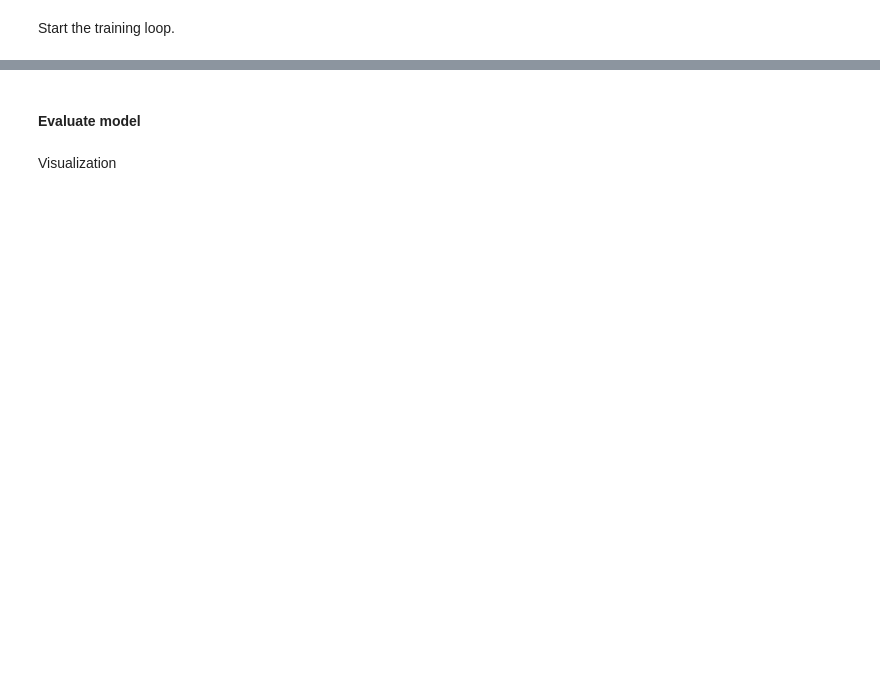
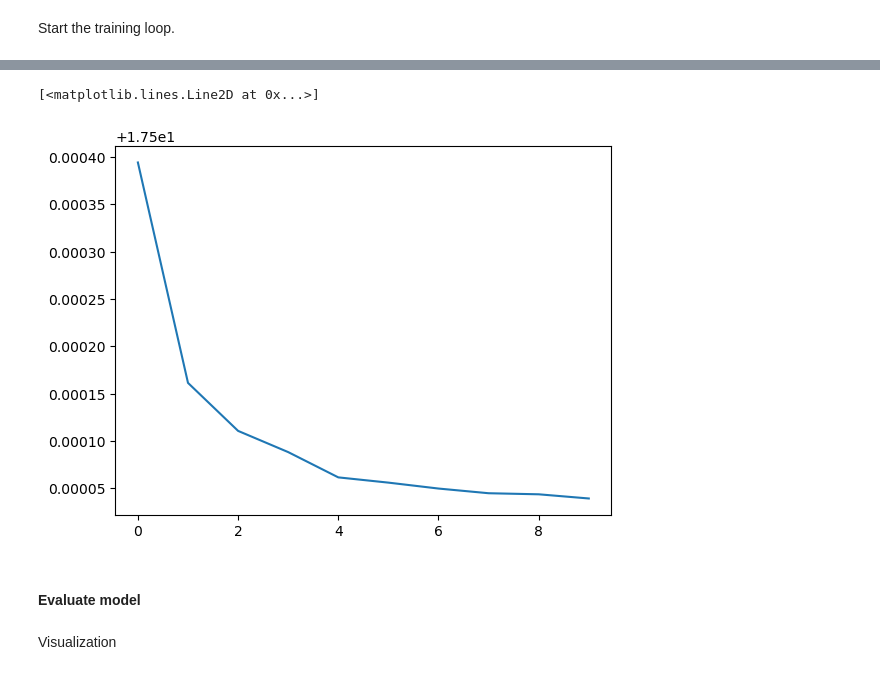
Before and after one commit to AI4S2S/cookbook, a Jupyter notebook: workflow/pred_temperature_transformer.ipynb, the cells around one changed output, grey strips where cells are left out. Saved outputs shown, nothing was run; the diff lists cells and outputs as text; code cells hidden in the pictures; blank space fills up the shorter version.

Commit message:
wrap-up transformer and create util functions for model diagnostic

```diff
--- a/workflow/pred_temperature_transformer.ipynb
+++ b/workflow/pred_temperature_transformer.ipynb
@@ -116,10 +123,10 @@ target_series_sel = target_field_resample['ts'].sel(cluster=3)
 # %%
 # slice and reshape input desired by transformer
 sequence_precursor = len(precursor_field_sel.i_interval) - 1 # we only take precursor parts of i intervals
-lat_precursor = len(precursor_field_sel.latitude) - 1 # selection made for transformer desired dimension
-lon_precursor = len(precursor_field_sel.longitude) - 1 # same as above
+lat_precursor = len(precursor_field_sel.latitude)
+lon_precursor = len(precursor_field_sel.longitude)
 
-X_torch = torch.from_numpy(precursor_field_sel[:,:-1,:-1,:-1].data).type(torch.FloatTensor)
+X_torch = torch.from_numpy(precursor_field_sel[:,:-1,:,:].data).type(torch.FloatTensor)
 y_torch = torch.from_numpy(target_series_sel[:,-1].data).type(torch.FloatTensor)
 
 X_torch = X_torch.view(-1, sequence_precursor, lat_precursor*lon_precursor)
@@ -380,12 +175,12 @@ hyperparameters = dict(
     epoch = 10,
     num_encoder_layers = 1,
     num_decoder_layers = 1,
-    dim_model = 48,
+    dim_model = lat_precursor*lon_precursor,
     num_heads = 2,
     dim_feedforward = 12,
     batch_size = 4,
     dropout = 0.1,
-    learning_rate = 0.001,
+    learning_rate = 0.01,
     dataset = 'Weather',
     architecture = 'Transformer'
 )
@@ -444,20 +239,29 @@ model.train()
 
 # calculate the time for the code execution
 start_time = tt.time()
-
+hist_train = []
+hist_valid = []
 for epoch in range(config.epoch):
+    hist_train_epoch = 0
     for batch_idx, (X_batch, y_batch) in enumerate(train_loader):
         var_X_batch = torch.autograd.Variable(X_batch).to(device)
         var_y_batch = torch.autograd.Variable(y_batch).to(device)
         optimizer.zero_grad()
-        output = model(var_X_batch, var_y_batch)
+        output = model(var_X_batch, var_X_batch.detach().clone()[:,-1:,:])
         loss = criterion(output, var_y_batch)
         loss.backward()
         optimizer.step()
         wandb.log({'train_loss': loss.item()})
-        if batch_idx % 20 == 0:
+        if batch_idx % 4 == 0:
             print(f'Epoch : {epoch} [{batch_idx*len(X_batch)}/{len(train_loader.dataset)}'
                   f'({100.* batch_idx / len(train_loader):.0f}%)]\tLoss: {loss.item():.6f}')
-    # add validation results
+        hist_train_epoch += loss.item()
+
+    hist_train.append(hist_train_epoch)
+
+    # # add validation results
     # for batch_idx, (X_batch, y_batch) in enumerate(valid_loader):
+
+
+print (f"--- {(tt.time() - start_time)/60} minutes ---")
 # %% [output]
@@ -473,0 +285,6 @@ Epoch : 9 [0/28(0%)]    Loss: 2.205462
+# %%
+import matplotlib.pyplot as plt
+plt.plot(hist_train)
+# %% [output]
+[<matplotlib.lines.Line2D at 0x...>]
+[figure, added]
```
Also changed, not shown: parts of 19 cells of this notebook, 4 other files.
